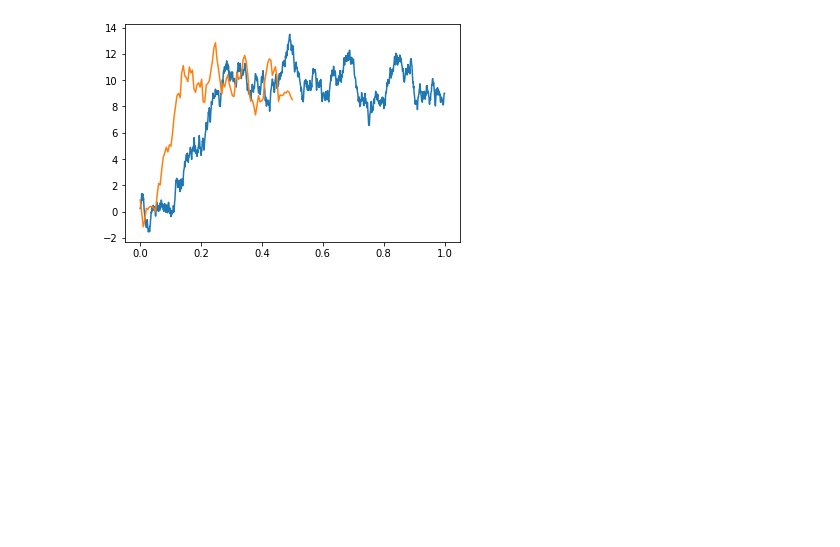
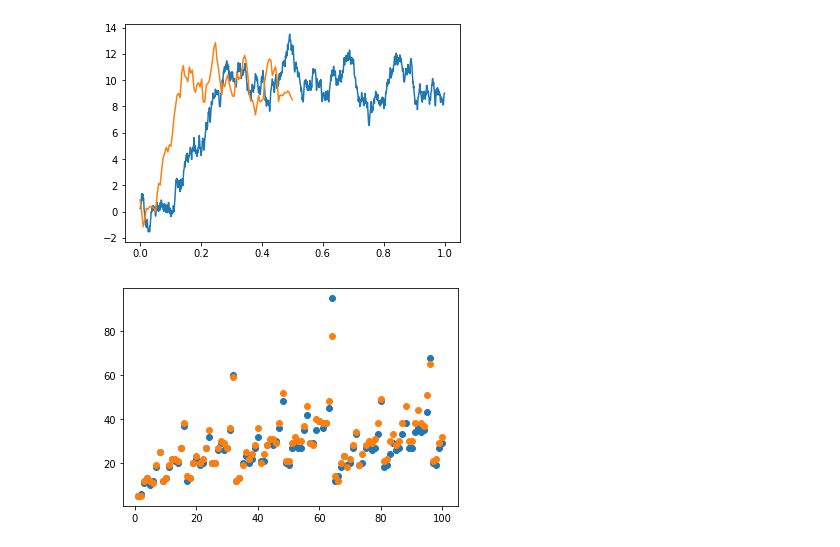
Before and after one commit to ypzhang725/Longshot, a Jupyter notebook: emp-sh2pc/resultsEMP/tmp.ipynb, the cells around one changed output. Drawn from its saved outputs; the diff is of its cells as text; code cells hidden in the pictures; blank space fills up the shorter version.

```diff
--- a/emp-sh2pc/resultsEMP/tmp.ipynb
+++ b/emp-sh2pc/resultsEMP/tmp.ipynb
@@ -13,3 +13,12 @@ plt.plot(x2, smooth)
 plt.show()
 # %% [output]
 [figure]
+# %%
+sortA = [5, 6, 11, 13, 10, 12, 18, 25, 12, 13, 18, 22, 21, 20, 27, 37, 12, 13, 20, 22, 19, 20, 27, 32, 20, 20, 26, 29, 26, 27, 35, 60, 12, 13, 20, 23, 20, 22, 27, 32, 21, 21, 28, 29, 28, 30, 36, 48, 20, 19, 27, 29, 27, 27, 35, 42, 29, 29, 35, 39, 36, 38, 45, 95, 12, 14, 18, 23, 19, 20, 27, 33, 19, 20, 27, 28, 26, 27, 33, 48, 18, 19, 24, 29, 26, 27, 33, 38, 27, 27, 34, 36, 34, 35, 43, 68, 20, 19, 27, 29]
+sortD = [5, 5, 12, 13, 12, 11, 19, 25, 12, 13, 19, 22, 22, 21, 27, 38, 14, 13, 20, 23, 20, 22, 27, 35, 20, 20, 27, 30, 29, 27, 36, 59, 12, 13, 19, 25, 22, 24, 28, 36, 20, 24, 28, 31, 31, 29, 38, 52, 21, 21, 29, 32, 30, 30, 37, 46, 29, 28, 40, 39, 38, 38, 48, 78, 14, 12, 20, 23, 18, 22, 28, 34, 19, 24, 28, 30, 29, 31, 38, 49, 21, 22, 30, 33, 28, 30, 38, 46, 30, 30, 38, 44, 38, 37, 51, 65, 21, 22, 29, 32]
+x1 = np.linspace(1, 100, 100)
+plt.scatter(x1, sortA)
+plt.scatter(x1, sortD)
+plt.show()
+# %% [output]
+[figure, added]
```
Also changed, not shown: 2 other files.
